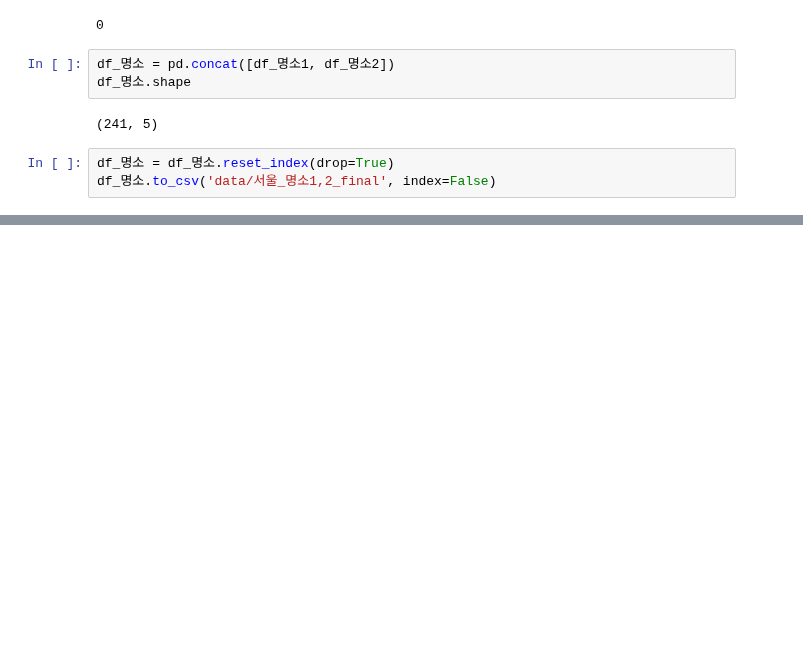
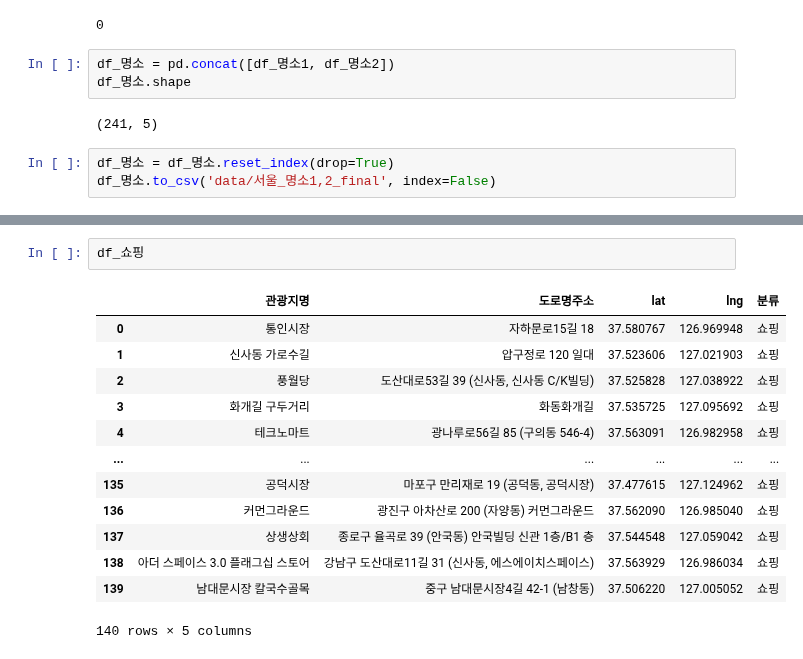
Before and after one commit to Mayhem-XD/Project_p1, a Jupyter notebook: test_code/data/2021/concat_서울.ipynb, the cells around one changed output, grey strips where cells are left out. Cells and saved outputs as stored; diff of their text form; blank space fills up the shorter version.

```diff
--- a/test_code/data/2021/concat_서울.ipynb
+++ b/test_code/data/2021/concat_서울.ipynb
@@ -74,0 +85,16 @@ df_문화
+# %%
+df_쇼핑
+# %% [output]
+|  | 관광지명 | 도로명주소 | lat | lng | 분류 |
+| 0 | 통인시장 | 자하문로15길 18 | 37.580767 | 126.969948 | 쇼핑 |
+| 1 | 신사동 가로수길 | 압구정로 120 일대 | 37.523606 | 127.021903 | 쇼핑 |
+| 2 | 풍월당 | 도산대로53길 39 (신사동, 신사동 C/K빌딩) | 37.525828 | 127.038922 | 쇼핑 |
+| 3 | 화개길 구두거리 | 화동화개길 | 37.535725 | 127.095692 | 쇼핑 |
+| 4 | 테크노마트 | 광나루로56길 85 (구의동 546-4) | 37.563091 | 126.982958 | 쇼핑 |
+| ... | ... | ... | ... | ... | ... |
+| 135 | 공덕시장 | 마포구 만리재로 19 (공덕동, 공덕시장) | 37.477615 | 127.124962 | 쇼핑 |
+| 136 | 커먼그라운드 | 광진구 아차산로 200 (자양동) 커먼그라운드 | 37.562090 | 126.985040 | 쇼핑 |
+| 137 | 상생상회 | 종로구 율곡로 39 (안국동) 안국빌딩 신관 1층/B1 층 | 37.544548 | 127.059042 | 쇼핑 |
+| 138 | 아더 스페이스 3.0 플래그십 스토어 | 강남구 도산대로11길 31 (신사동, 에스에이치스페이스) | 37.563929 | 126.986034 | 쇼핑 |
+| 139 | 남대문시장 칼국수골목 | 중구 남대문시장4길 42-1 (남창동) | 37.506220 | 127.005052 | 쇼핑 |
+140 rows × 5 columns
```
Also changed, not shown: parts of 15 cells of this notebook, 6 other files.
